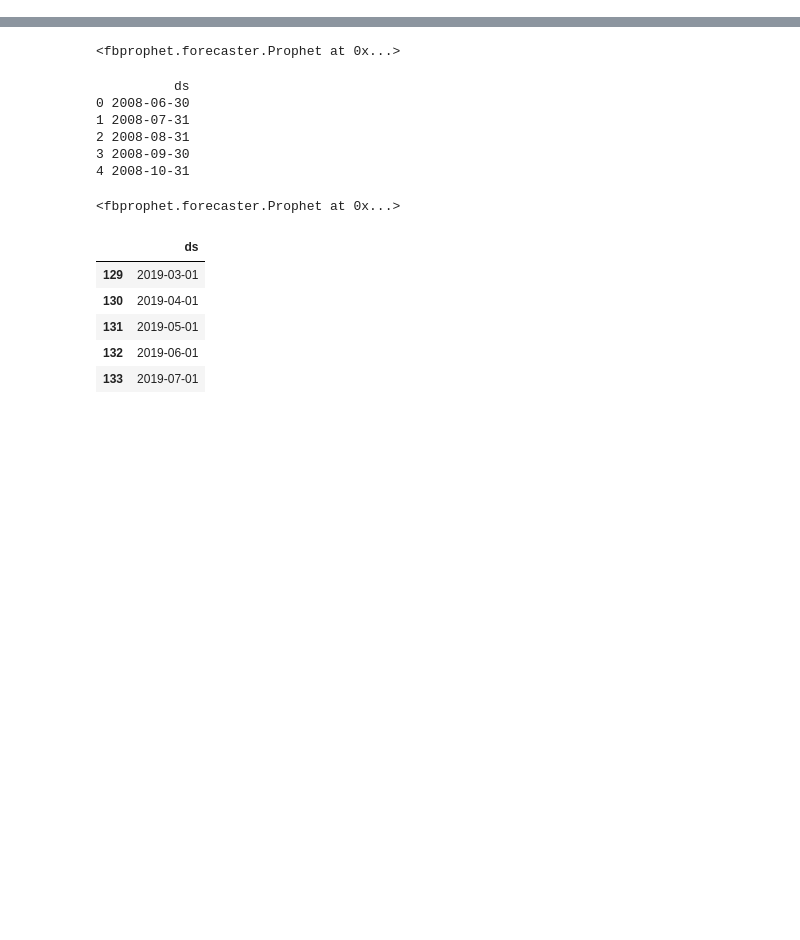
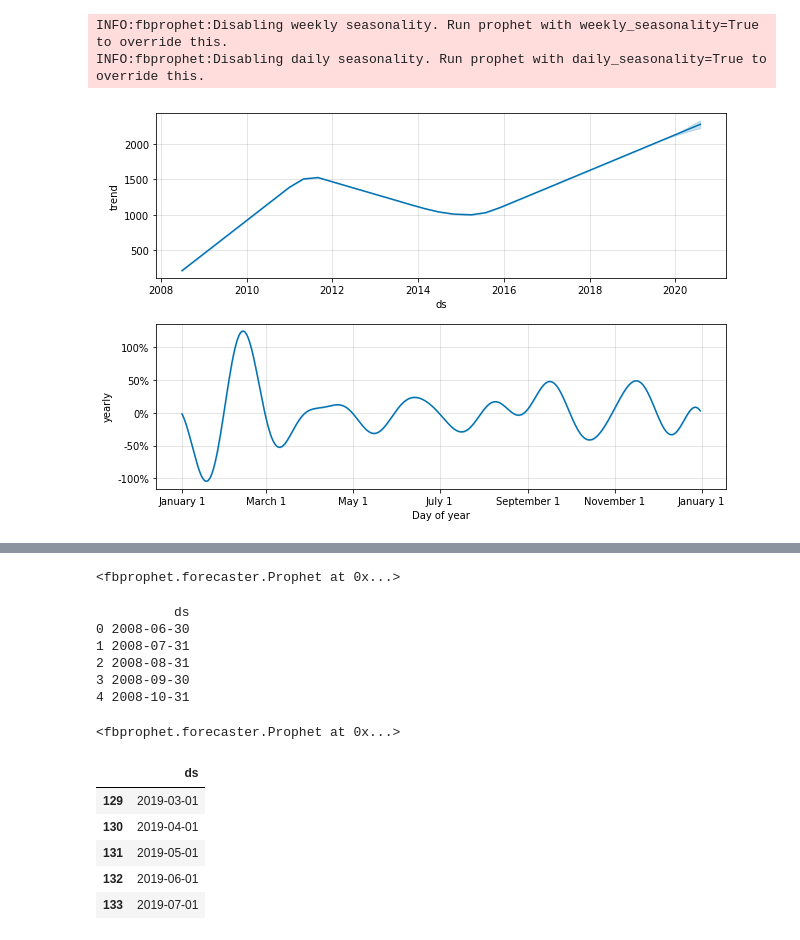
Before and after one commit to szuyuc/wine_time_series, a Jupyter notebook: Wine_fbprophet.ipynb, the cells around one changed output, grey strips where cells are left out. Saved outputs shown, nothing was run; the diff lists cells and outputs as text; code cells hidden in the pictures; blank space fills up the shorter version.

```diff
--- a/Wine_fbprophet.ipynb
+++ b/Wine_fbprophet.ipynb
@@ -29,0 +112,11 @@ for i in range(len(code_name)-1):
+# %%
+def fit_monthly_decompose(df):
+    m = Prophet(seasonality_mode='multiplicative',changepoint_prior_scale=0.1).fit(df)
+    future = m.make_future_dataframe(periods=12, freq='M')
+    fcst = m.predict(future)
+    fig = m.plot_components(fcst)
+fit_monthly_decompose(second_data)
+# %% [output]
+INFO:fbprophet:Disabling weekly seasonality. Run prophet with weekly_seasonality=True to override this.
+INFO:fbprophet:Disabling daily seasonality. Run prophet with daily_seasonality=True to override this.
+[figure, added]
```
Also changed, not shown: parts of 38 cells of this notebook.
